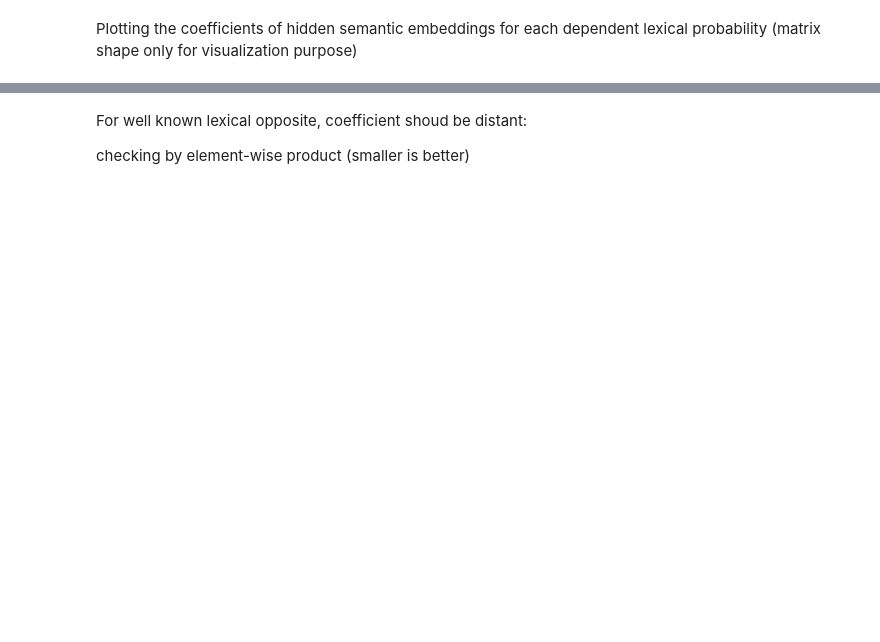
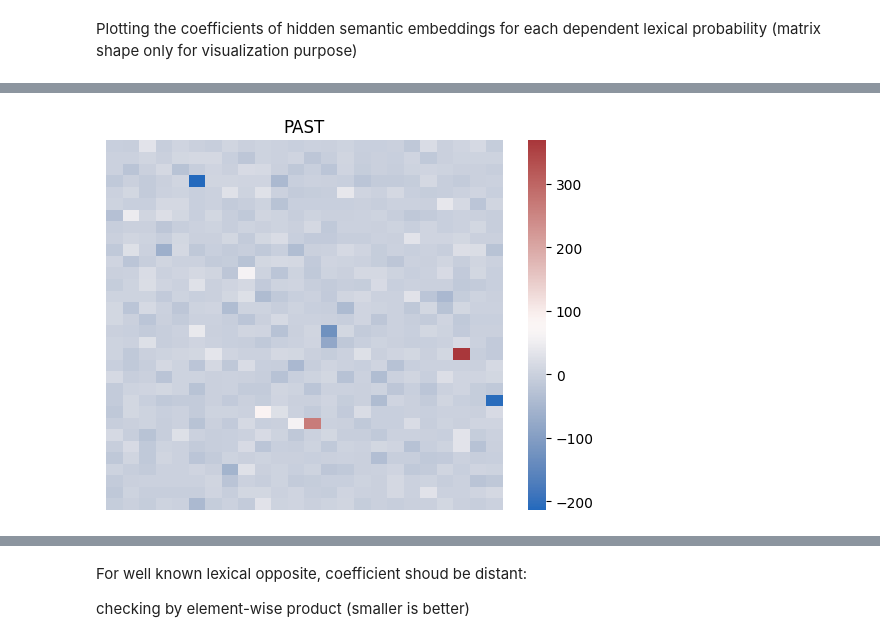
Before and after one commit to ranieri-unimi/depression, a Jupyter notebook: bert.fine.fine.ipynb, the cells around one changed output, grey strips where cells are left out. Saved outputs shown, nothing was run; the diff lists cells and outputs as text; code cells hidden in the pictures; blank space fills up the shorter version.

```diff
--- a/bert.fine.fine.ipynb
+++ b/bert.fine.fine.ipynb
@@ -309,0 +354,4 @@ plot_coeff("posemo")
+# %%
+plot_coeff("past")
+# %% [output]
+[figure, added]
```
Also changed, not shown: parts of 36 cells of this notebook, 2 other files.
